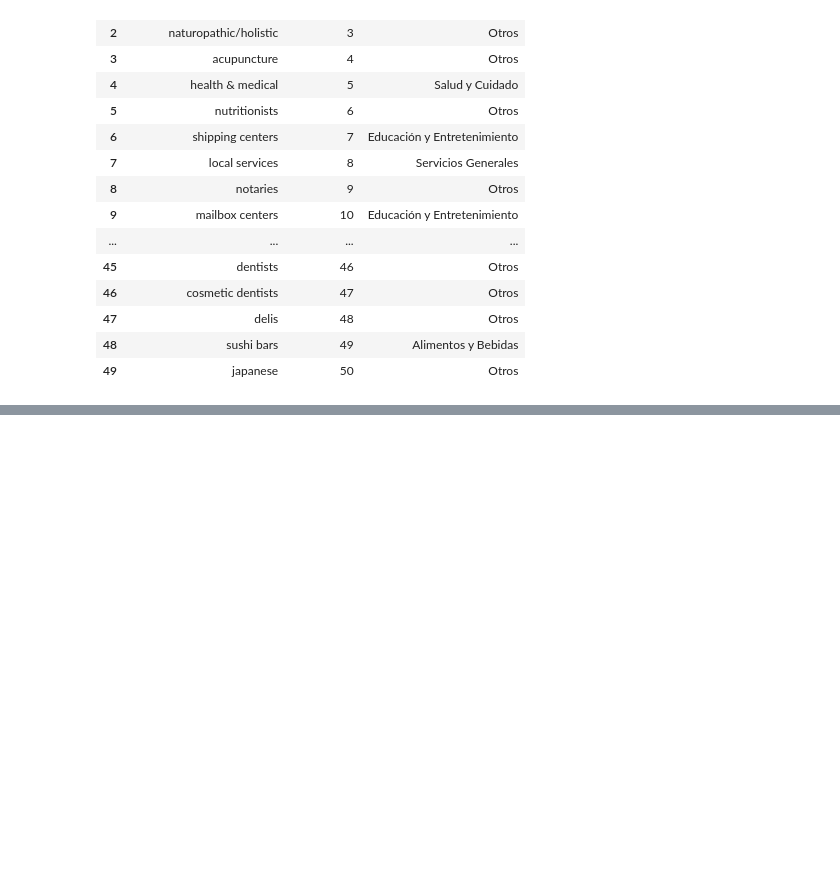
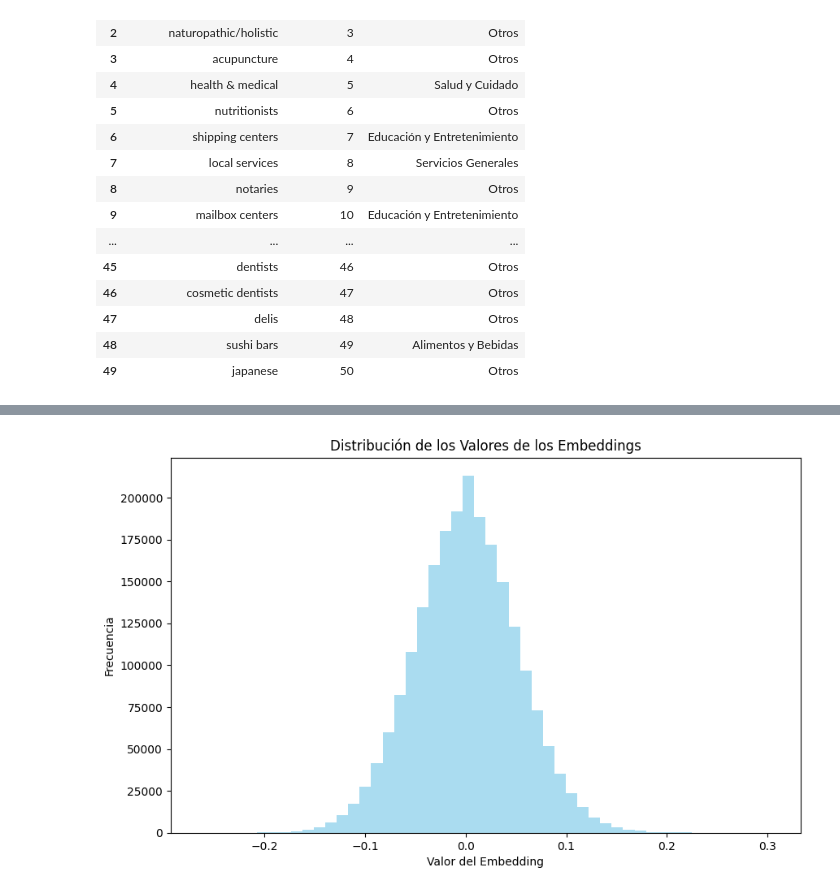
Before and after one commit to agustin-caceres/DataPulse_Gmaps_Yelp, a Jupyter notebook: notebooks/EDA/eda.IPYNB, the cells around one changed output, grey strips where cells are left out. Cells and saved outputs as stored; diff of their text form; code cells hidden in the pictures; blank space fills up the shorter version.

Commit message:
Actualización EDA: Categorías

```diff
--- a/notebooks/EDA/eda.IPYNB
+++ b/notebooks/EDA/eda.IPYNB
@@ -636,4 +637,6 @@ categories['category_general'] = categories['category'].apply(lambda x: asignar_
 
 # Guardar el resultado
 categories.to_csv('categories_grouped.csv', index=False)
+# %%
+categories_group = pd.read_csv('categories_grouped.csv')
 # %%
@@ -660,0 +671,6 @@ categories.head(50)
+# %%
+# Reemplazar "/" por "y" para hacer las categorías más legibles
+categories_group['category'] = categories_group['category'].str.replace('/', ' y ')
+
+# Verificar nuevamente las primeras filas después del reemplazo
+categories_group.head()
@@ -660,0 +689,22 @@ categories.head(50)
+# %%
+# Cargar el modelo preentrenado de Sentence Transformers
+model = SentenceTransformer('all-MiniLM-L6-v2')
+
+# Definir el archivo de embeddings usando la ruta absoluta con raw string
+embeddings_file = r'C:\DYNAMO\PFinal\Proyecto_final\notebooks\EDA\embeddings.pkl'
+
+# Generamos embeddings para cada una de las categorías
+if not os.path.exists(embeddings_file):
+    data_categories = categories_group['category'].tolist()
+    embeddings = model.encode(data_categories)
+    # Se guardan los embeddings generados para uso posterior
+    with open(embeddings_file, 'wb') as f:
+        pickle.dump(embeddings, f)
+else:
+    # Se cargan los embeddings previamente generados
+    with open(embeddings_file, 'rb') as f:
+        embeddings = pickle.load(f)
+
+# Guardar el archivo de embeddings para uso posterior
+with open(embeddings_file, 'wb') as f:
+    pickle.dump(embeddings, f)
@@ -660,0 +779,13 @@ categories.head(50)
+# %%
+# Convertir los embeddings a un array de numpy
+embeddings_np = np.array(embeddings)
+
+# Graficar un histograma de los valores de los embeddings
+plt.figure(figsize=(10, 6))
+plt.hist(embeddings_np.flatten(), bins=50, color='skyblue', alpha=0.7)
+plt.xlabel('Valor del Embedding')
+plt.ylabel('Frecuencia')
+plt.title('Distribución de los Valores de los Embeddings')
+plt.show()
+# %% [output]
+[figure, added]
```
Also changed, not shown: parts of 21 cells of this notebook.
